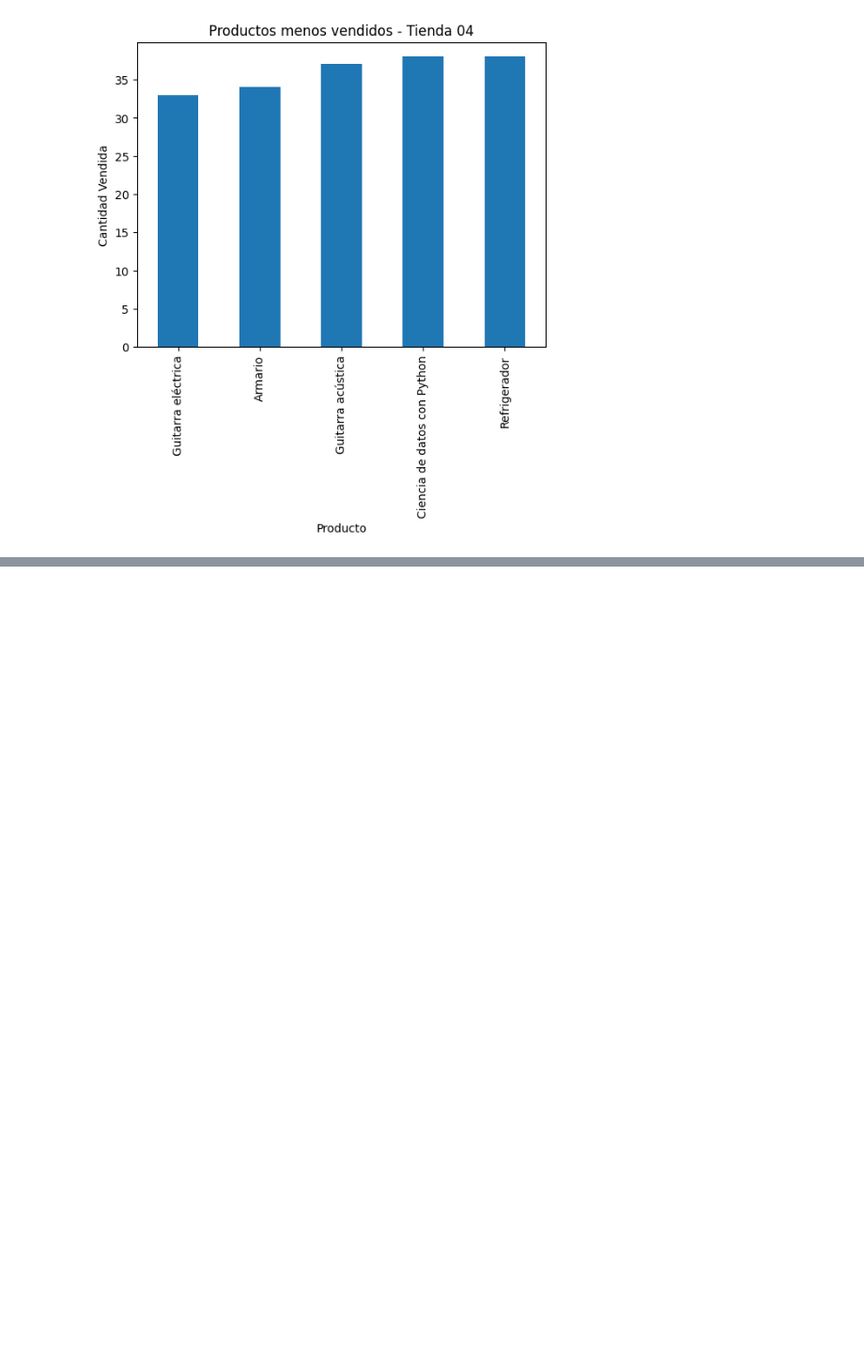
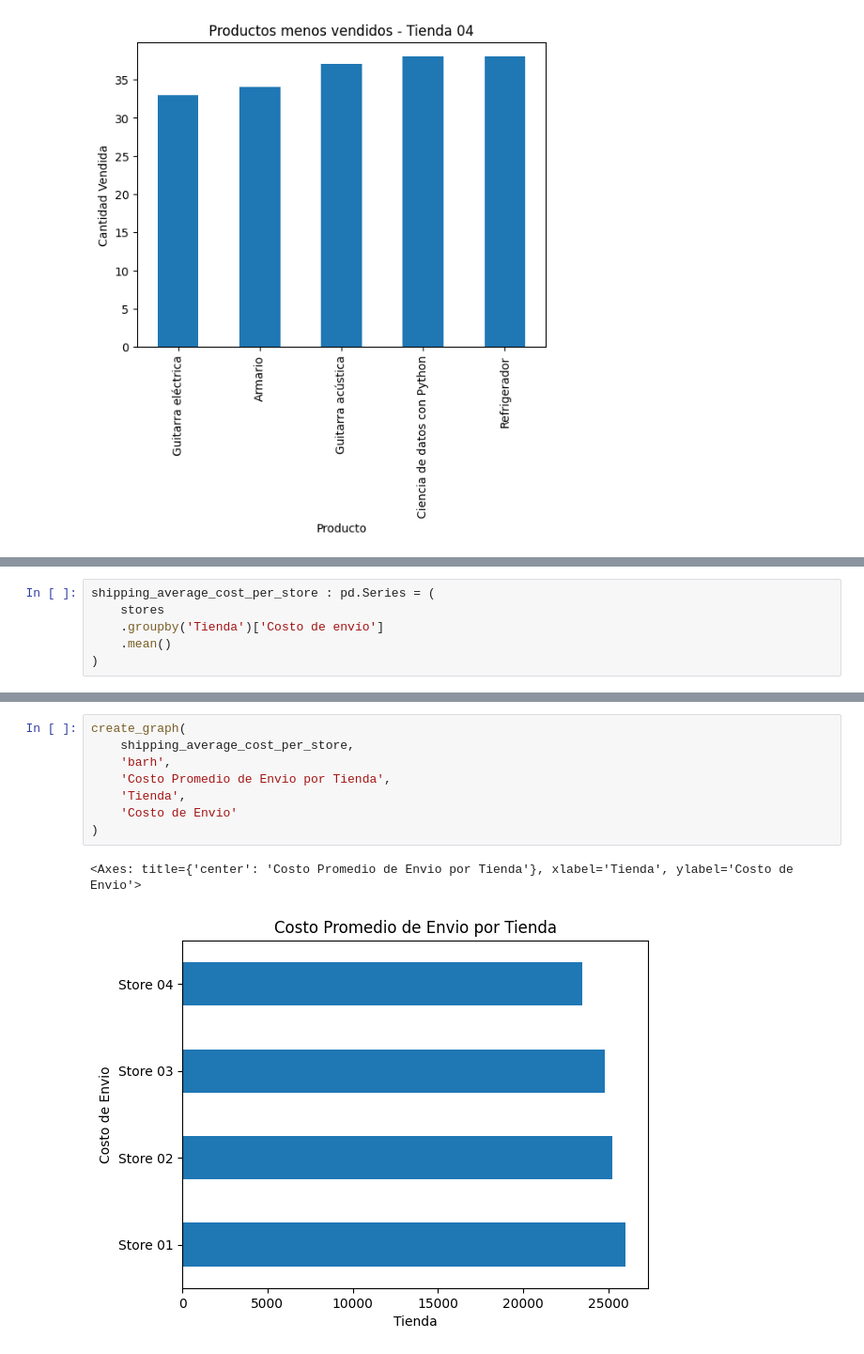
Before and after one commit to dscamacho333/Data_Science_Course, a Jupyter notebook: Final_Store_Project.ipynb, the cells around one changed output, grey strips where cells are left out. Shown at 94% size. Drawn from its saved outputs; the diff is of its cells as text; blank space fills up the shorter version.

```diff
--- a/Final_Store_Project.ipynb
+++ b/Final_Store_Project.ipynb
@@ -370,0 +373,6 @@ for i in range(1, 5):
+# %%
+shipping_average_cost_per_store : pd.Series = (
+    stores
+    .groupby('Tienda')['Costo de envío']
+    .mean()
+)
@@ -370,0 +389,11 @@ for i in range(1, 5):
+# %%
+create_graph(
+    shipping_average_cost_per_store,
+    'barh',
+    'Costo Promedio de Envio por Tienda',
+    'Tienda',
+    'Costo de Envio'
+)
+# %% [output]
+<Axes: title={'center': 'Costo Promedio de Envio por Tienda'}, xlabel='Tienda', ylabel='Costo de Envio'>
+[figure, added]
```
Also changed, not shown: parts of 14 cells of this notebook.
